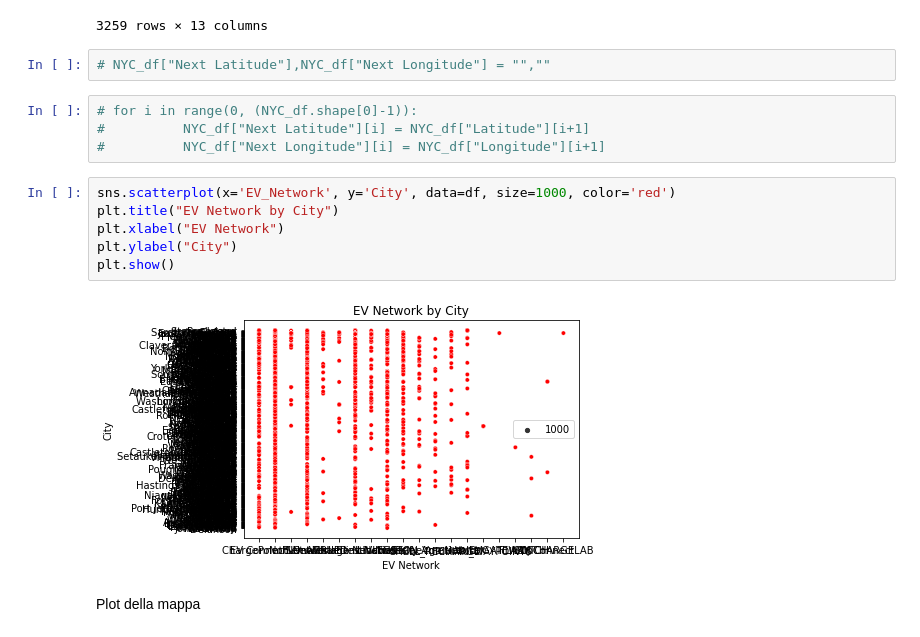
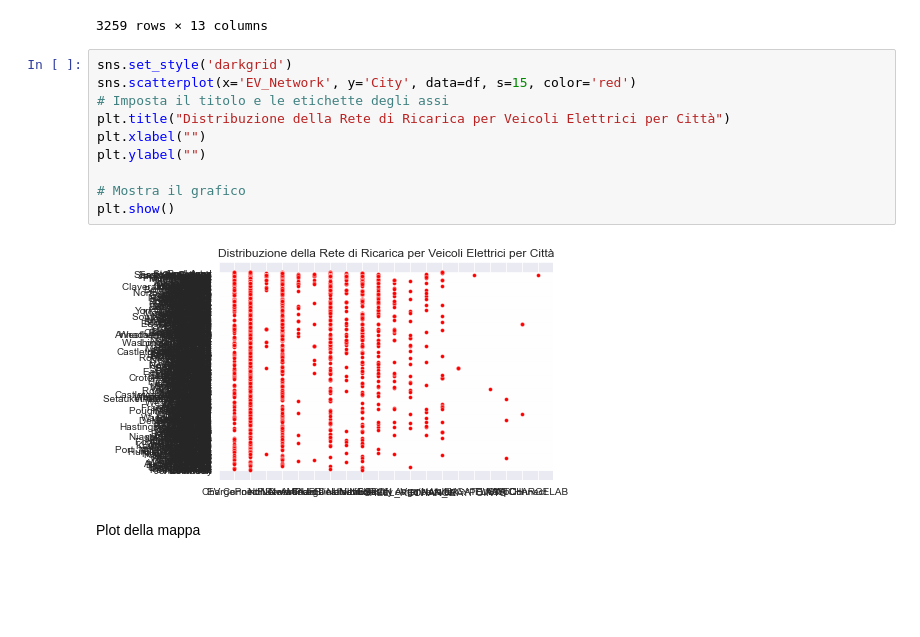
Before and after one commit to mcossu28/A-Network-Analysis-of-New-York-s-EV-Charging-Infrastructure, a Jupyter notebook: Progetto Tesi General.ipynb, the cells around one changed output. Saved outputs shown, nothing was run; the diff lists cells and outputs as text; blank space fills up the shorter version.

```diff
--- a/Progetto Tesi General.ipynb
+++ b/Progetto Tesi General.ipynb
@@ -85,20 +99,18 @@ df
 | 3257 | TANNERSVILLE MUNICIPAL LOT | 20 Tompkins St | Tannersville | NY | 0.0 | 2.0 | ... |
 | 3258 | MILTON NY STATION 1 | 503 Geyser Rd | Ballston Spa | NY | 0.0 | 2.0 | ... |
 3259 rows × 13 columns
-# %%
-# NYC_df["Next Latitude"],NYC_df["Next Longitude"] = "",""
-# %%
-# for i in range(0, (NYC_df.shape[0]-1)):
-#          NYC_df["Next Latitude"][i] = NYC_df["Latitude"][i+1]
-#          NYC_df["Next Longitude"][i] = NYC_df["Longitude"][i+1]
 # %%
-sns.scatterplot(x='EV_Network', y='City', data=df, size=1000, color='red')
-plt.title("EV Network by City")
-plt.xlabel("EV Network")
-plt.ylabel("City")
+sns.set_style('darkgrid')
+sns.scatterplot(x='EV_Network', y='City', data=df, s=15, color='red')
+# Imposta il titolo e le etichette degli assi
+plt.title("Distribuzione della Rete di Ricarica per Veicoli Elettrici per Città")
+plt.xlabel("")
+plt.ylabel("")
+
+# Mostra il grafico
 plt.show()
 # %% [output]
-[figure, old version]
+[figure, new version]
 # %% [markdown]
 Plot della mappa
 # %%
```
Also changed, not shown: parts of 50 cells of this notebook, 1 other file.
